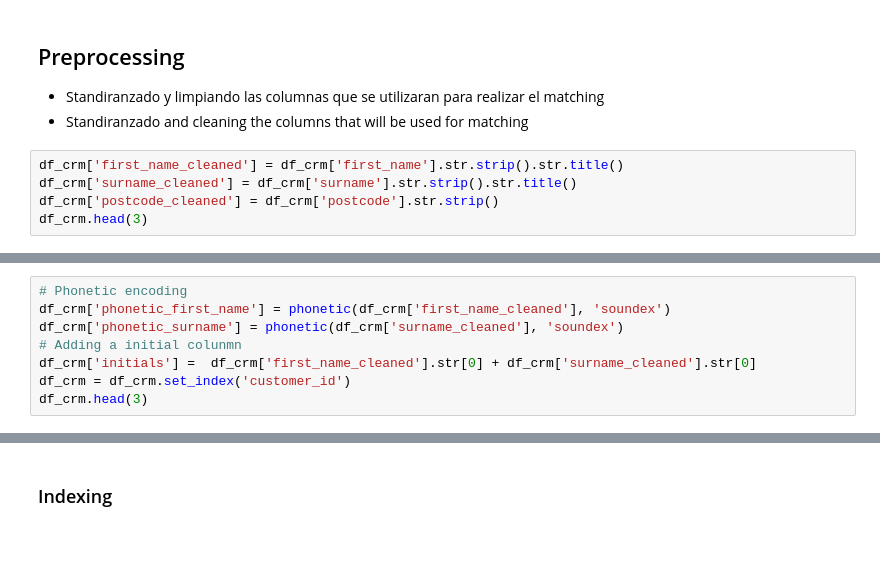
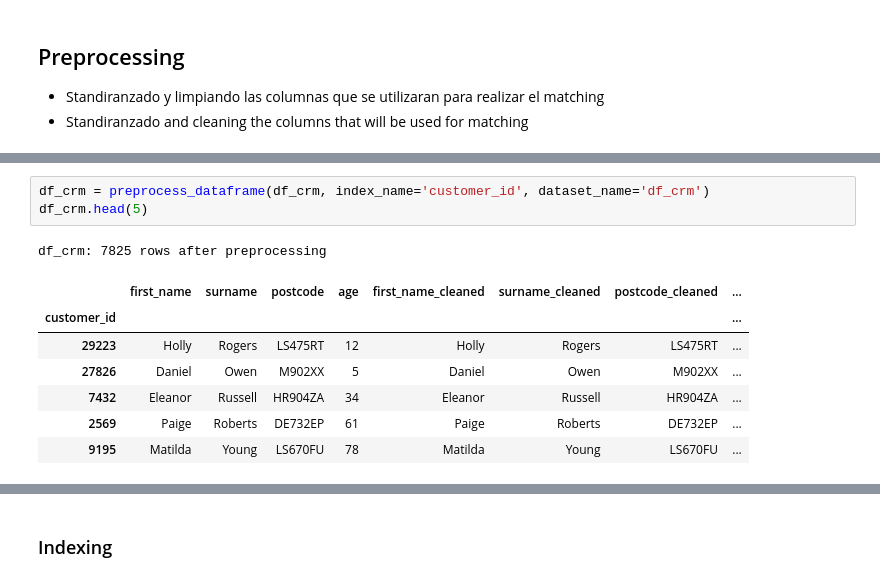
Before and after one commit to SheltonCarvallo/DataModeling-Duplicates, a Jupyter notebook: data_modeling.ipynb, the cells around one changed output, grey strips where cells are left out. Cells and saved outputs as stored; diff of their text form; blank space fills up the shorter version.

```diff
--- a/data_modeling.ipynb
+++ b/data_modeling.ipynb
@@ -109,8 +109,3 @@ memory usage: 6.0+ MB
 ## Preprocessing
 - Standiranzado y limpiando las columnas que se utilizaran para realizar el matching
 - Standiranzado and cleaning the columns that will be used for matching
-# %%
-df_crm['first_name_cleaned'] = df_crm['first_name'].str.strip().str.title()
-df_crm['surname_cleaned'] = df_crm['surname'].str.strip().str.title()
-df_crm['postcode_cleaned'] = df_crm['postcode'].str.strip()
-df_crm.head(3)
@@ -132,8 +111,0 @@ df_customer_db.head(3)
-# %%
-# Phonetic encoding
-df_crm['phonetic_first_name'] = phonetic(df_crm['first_name_cleaned'], 'soundex')
-df_crm['phonetic_surname'] = phonetic(df_crm['surname_cleaned'], 'soundex')
-# Adding a initial colunmn
-df_crm['initials'] =  df_crm['first_name_cleaned'].str[0] + df_crm['surname_cleaned'].str[0]
-df_crm = df_crm.set_index('customer_id')
-df_crm.head(3)
@@ -159,0 +112,12 @@ df_customer_db.head(3)
+# %%
+df_crm = preprocess_dataframe(df_crm, index_name='customer_id', dataset_name='df_crm')
+df_crm.head(5)
+# %% [output]
+df_crm: 7825 rows after preprocessing
+|  | first_name | surname | postcode | age | first_name_cleaned | surname_cleaned | postcode_cleaned | ... |
+| customer_id |  |  |  |  |  |  |  | ... |
+| 29223 | Holly | Rogers | LS475RT | 12 | Holly | Rogers | LS475RT | ... |
+| 27826 | Daniel | Owen | M902XX | 5 | Daniel | Owen | M902XX | ... |
+| 7432 | Eleanor | Russell | HR904ZA | 34 | Eleanor | Russell | HR904ZA | ... |
+| 2569 | Paige | Roberts | DE732EP | 61 | Paige | Roberts | DE732EP | ... |
+| 9195 | Matilda | Young | LS670FU | 78 | Matilda | Young | LS670FU | ... |
```
Also changed, not shown: parts of 33 cells of this notebook, 2 other files.
